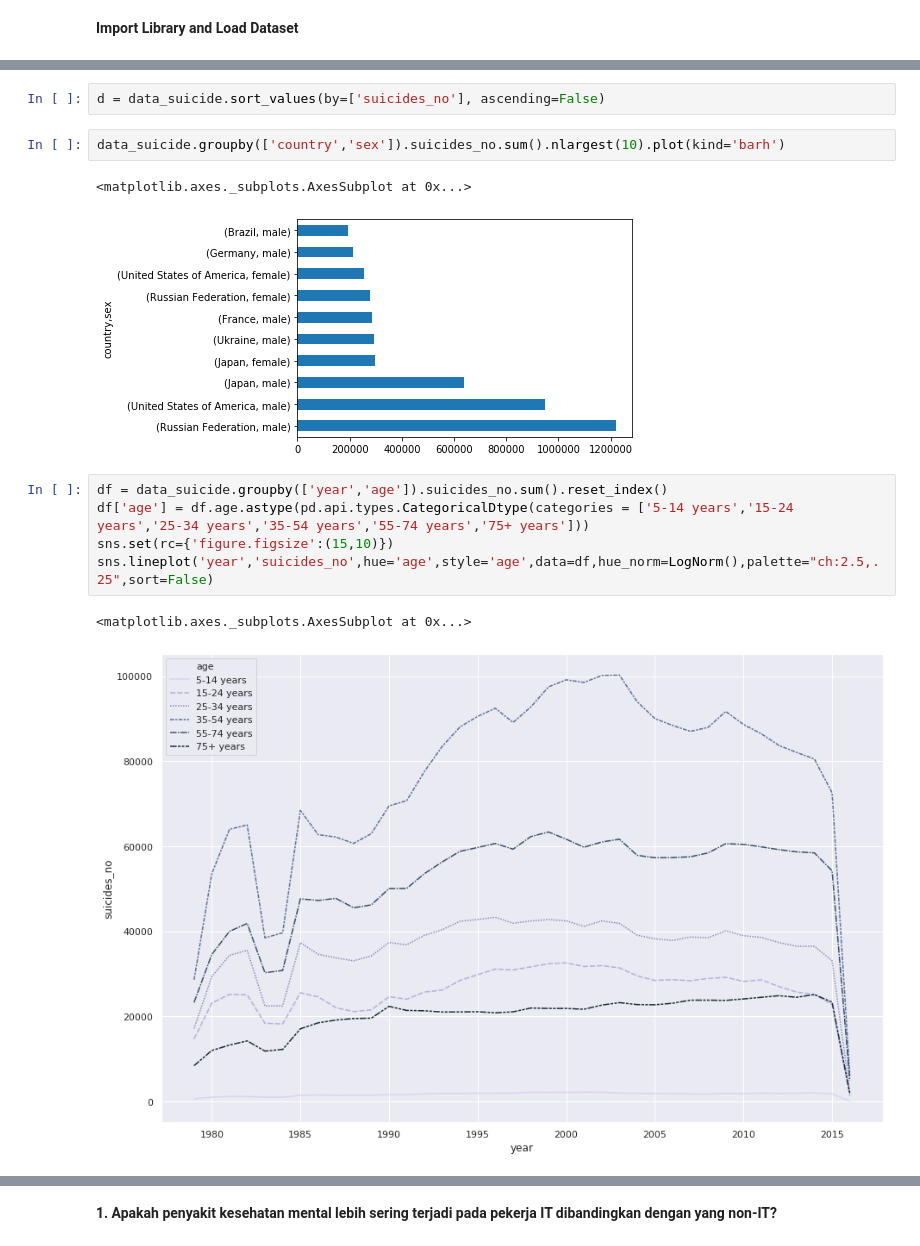
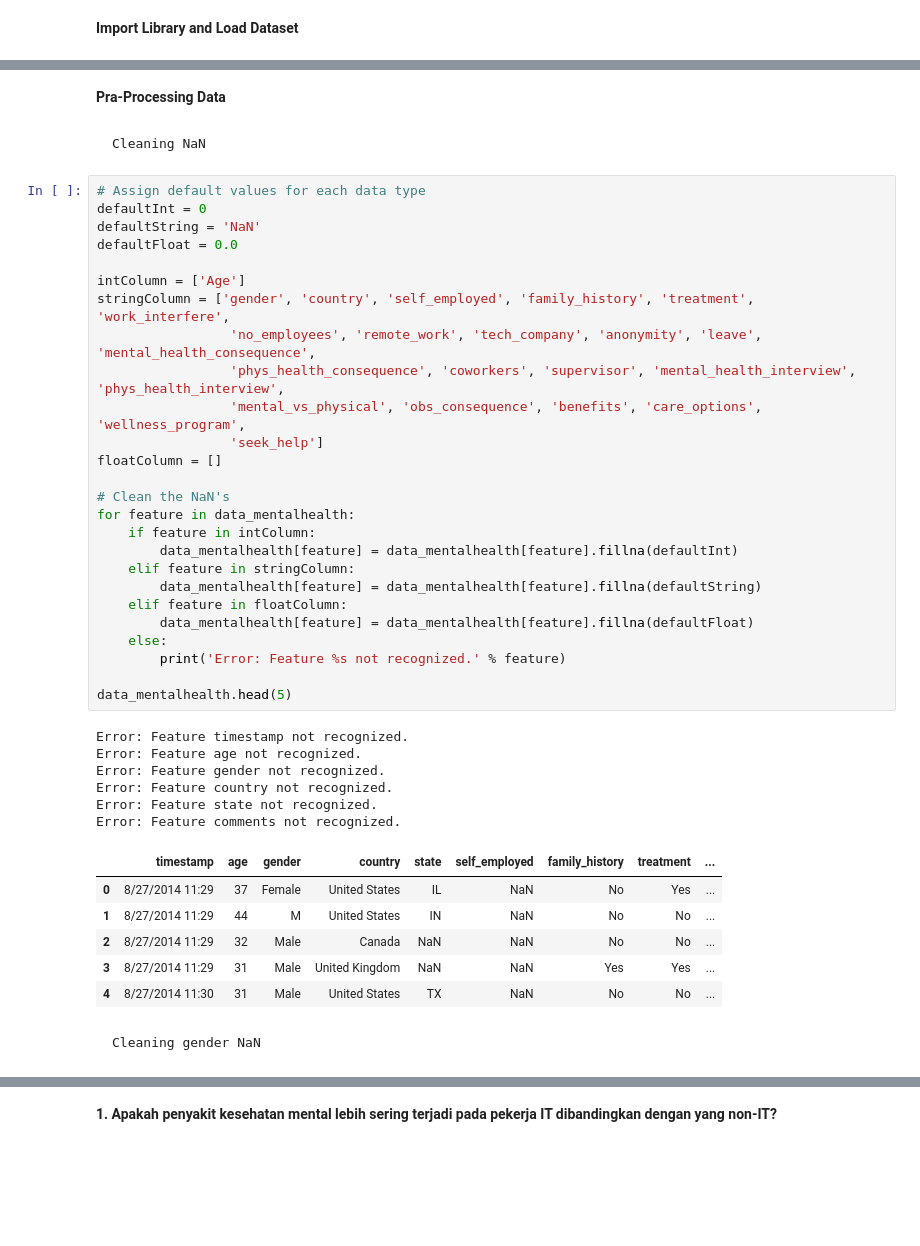
Before and after one commit to moerezapa/Visualisasi-Informasi, a Jupyter notebook: FPVIS_ZapLudia.ipynb, the cells around one changed output, grey strips where cells are left out. Drawn from its saved outputs; the diff is of its cells as text; blank space fills up the shorter version.

```diff
--- a/FPVIS_ZapLudia.ipynb
+++ b/FPVIS_ZapLudia.ipynb
@@ -105,15 +64,45 @@ sns.catplot(x='seek_help', hue='mental_health_consequence', col='treatment', row
-# %%
-d = data_suicide.sort_values(by=['suicides_no'], ascending=False)
-# %%
-data_suicide.groupby(['country','sex']).suicides_no.sum().nlargest(10).plot(kind='barh')
-# %% [output]
-<matplotlib.axes._subplots.AxesSubplot at 0x...>
-[figure, removed]
-# %%
-df = data_suicide.groupby(['year','age']).suicides_no.sum().reset_index()
-df['age'] = df.age.astype(pd.api.types.CategoricalDtype(categories = ['5-14 years','15-24 years','25-34 years','35-54 years','55-74 years','75+ years']))
-sns.set(rc={'figure.figsize':(15,10)})
-sns.lineplot('year','suicides_no',hue='age',style='age',data=df,hue_norm=LogNorm(),palette="ch:2.5,.25",sort=False)
-# %% [output]
-<matplotlib.axes._subplots.AxesSubplot at 0x...>
-[figure, removed]
+# %% [markdown]
+**Pra-Processing Data**
+# %% [markdown]
+    Cleaning NaN
+# %%
+# Assign default values for each data type
+defaultInt = 0
+defaultString = 'NaN'
+defaultFloat = 0.0
+
+intColumn = ['Age']
+stringColumn = ['gender', 'country', 'self_employed', 'family_history', 'treatment', 'work_interfere',
+                 'no_employees', 'remote_work', 'tech_company', 'anonymity', 'leave', 'mental_health_consequence',
+                 'phys_health_consequence', 'coworkers', 'supervisor', 'mental_health_interview', 'phys_health_interview',
+                 'mental_vs_physical', 'obs_consequence', 'benefits', 'care_options', 'wellness_program',
+                 'seek_help']
+floatColumn = []
+
+# Clean the NaN's
+for feature in data_mentalhealth:
+    if feature in intColumn:
+        data_mentalhealth[feature] = data_mentalhealth[feature].fillna(defaultInt)
+    elif feature in stringColumn:
+        data_mentalhealth[feature] = data_mentalhealth[feature].fillna(defaultString)
+    elif feature in floatColumn:
+        data_mentalhealth[feature] = data_mentalhealth[feature].fillna(defaultFloat)
+    else:
+        print('Error: Feature %s not recognized.' % feature)
+
+data_mentalhealth.head(5)
+# %% [output]
+Error: Feature timestamp not recognized.
+Error: Feature age not recognized.
+Error: Feature gender not recognized.
+Error: Feature country not recognized.
+Error: Feature state not recognized.
+Error: Feature comments not recognized.
+|  | timestamp | age | gender | country | state | self_employed | family_history | treatment | ... |
+| 0 | 8/27/2014 11:29 | 37 | Female | United States | IL | NaN | No | Yes | ... |
+| 1 | 8/27/2014 11:29 | 44 | M | United States | IN | NaN | No | No | ... |
+| 2 | 8/27/2014 11:29 | 32 | Male | Canada | NaN | NaN | No | No | ... |
+| 3 | 8/27/2014 11:29 | 31 | Male | United Kingdom | NaN | NaN | Yes | Yes | ... |
+| 4 | 8/27/2014 11:30 | 31 | Male | United States | TX | NaN | No | No | ... |
+# %% [markdown]
+    Cleaning gender NaN
```
Also changed, not shown: parts of 38 cells of this notebook.
